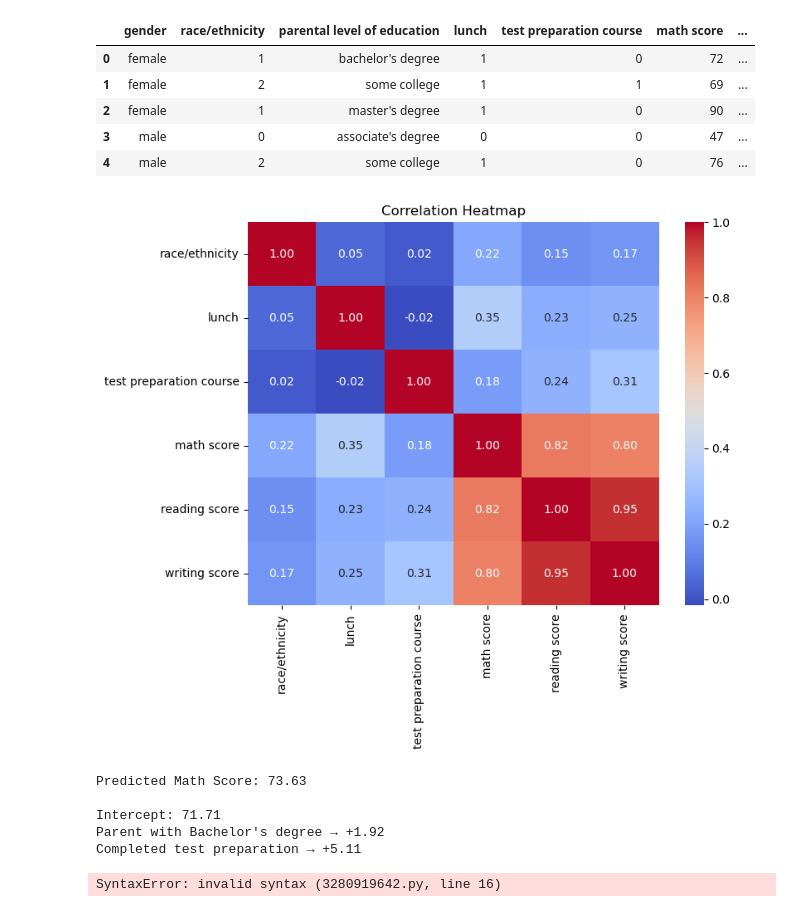
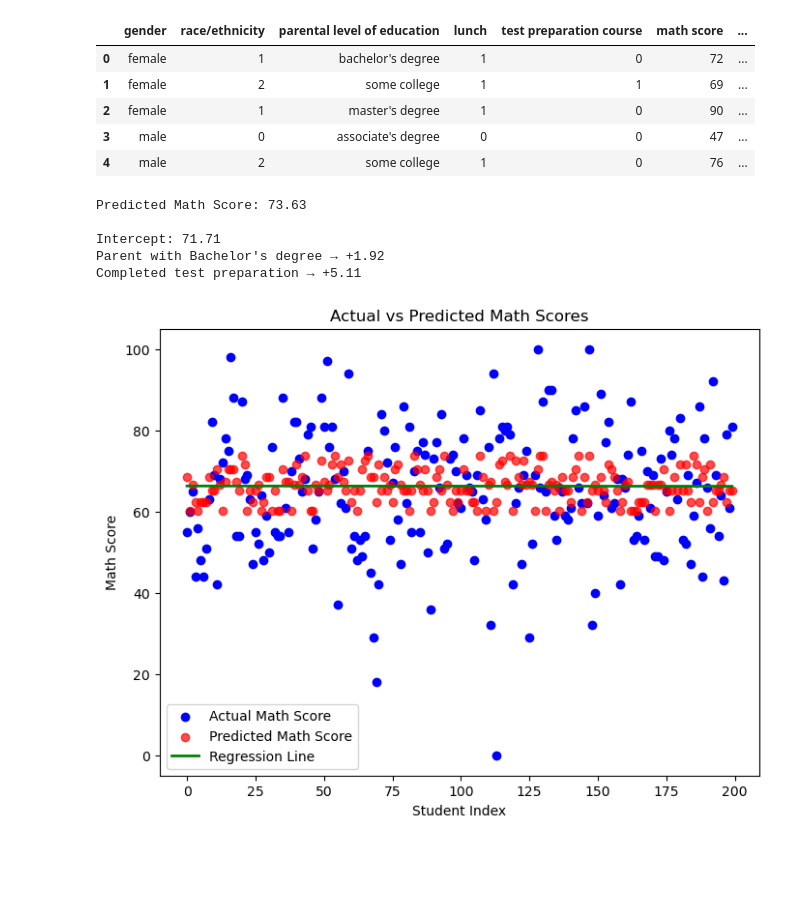
Before and after one commit to Nandhanaa-Mathesvaran/student-exam-prediction, a Jupyter notebook: studentsperformance.ipynb, the cells around one changed output. Drawn from its saved outputs; the diff is of its cells as text; code cells hidden in the pictures; blank space fills up the shorter version.

Commit message:
exploratory data analysis of students performance prediction

```diff
--- a/studentsperformance.ipynb
+++ b/studentsperformance.ipynb
@@ -81,19 +81,16 @@ df.head(5)
 | 3 | male | 0 | associate's degree | 0 | 0 | 47 | ... |
 | 4 | male | 2 | some college | 1 | 0 | 76 | ... |
 # %%
-heatmap_cols = ['race/ethnicity', 'lunch', 'test preparation course',
-                'math score', 'reading score', 'writing score']
+from sklearn.preprocessing import LabelEncoder
 
-# Calculate correlation
-corr = df[heatmap_cols].corr()
+cols_to_encode = ['race/ethnicity', 'lunch']
+le = LabelEncoder()
 
-# Plot heatmap
-plt.figure(figsize=(8,6))
-sns.heatmap(corr, annot=True, cmap='coolwarm', fmt=".2f")
-plt.title('Correlation Heatmap')
-plt.show()
+for col in cols_to_encode:
+    df[col] = le.fit_transform(df[col])
+
+# 1 = completed, 0 = none
+df['test preparation course'] = df['test preparation course'].map({'none': 0, 'completed': 1})
-# %% [output]
-[figure, removed]
 # %%
 import pandas as pd
 from sklearn.model_selection import train_test_split
@@ -102,6 +99,9 @@ from sklearn.preprocessing import OneHotEncoder
 from sklearn.compose import ColumnTransformer
 import matplotlib.pyplot as plt
 import numpy as np
+
+# Load dataset
+df = pd.read_csv("StudentsPerformance.csv")
 
 # Select features and target
 X = df[["parental level of education", "test preparation course"]]
@@ -120,7 +120,7 @@ X_test_enc = encoder.transform(X_test)        # transform test set
 model = LinearRegression()
 model.fit(X_train_enc, y_train)
 
-# Predict for a new student
+#  Predict for a new student
 new_student = pd.DataFrame({
     "parental level of education": ["bachelor's degree"],
     "test preparation course": ["completed"]
@@ -128,7 +128,7 @@ new_student = pd.DataFrame({
 pred = model.predict(encoder.transform(new_student))
 print("Predicted Math Score:", round(pred[0], 2))
 
-#  Show intercept and feature influence
+# Show intercept and feature influence
 print(f"\nIntercept: {model.intercept_:.2f}")
 
 feature_names = encoder.get_feature_names_out()
@@ -148,22 +148,22 @@ Parent with Bachelor's degree → +1.92
 Completed test preparation → +5.11
 # %%
 
-# Step 7: Scatter plot of actual vs predicted scores
+# Scatter plot of actual vs predicted scores
 y_pred = model.predict(X_test_enc)
 
 plt.figure(figsize=(8,6))
 plt.scatter(range(len(y_test)), y_test, color='blue', label='Actual Math Score')
 plt.scatter(range(len(y_test)), y_pred, color='red', label='Predicted Math Score', alpha=0.7)
 
 # Regression line for visualization
 z = np.polyfit(range(len(y_test)), y_pred, 1)
 p = np.poly1d(z)
 plt.plot(range(len(y_test)), p(range(len(y_test))), color='green', linewidth=2, label='Regression Line')
 
 plt.xlabel('Student Index')
 plt.ylabel('Math Score')
 plt.title('Actual vs Predicted Math Scores')
-plt.legend()+
+plt.legend()
 plt.show()
 # %% [output]
-SyntaxError: invalid syntax (3280919642.py, line 16)
+[figure, added]
```
